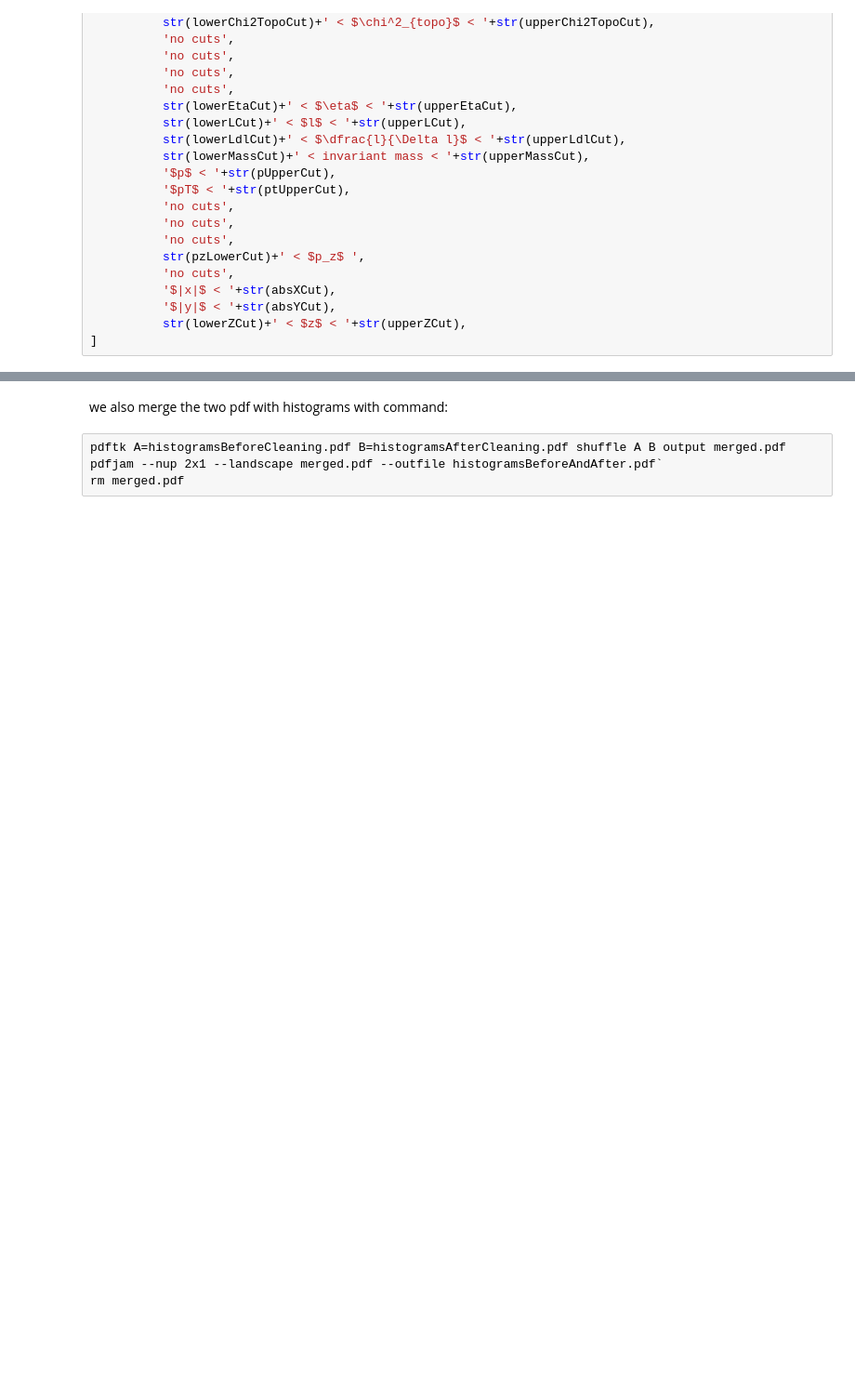
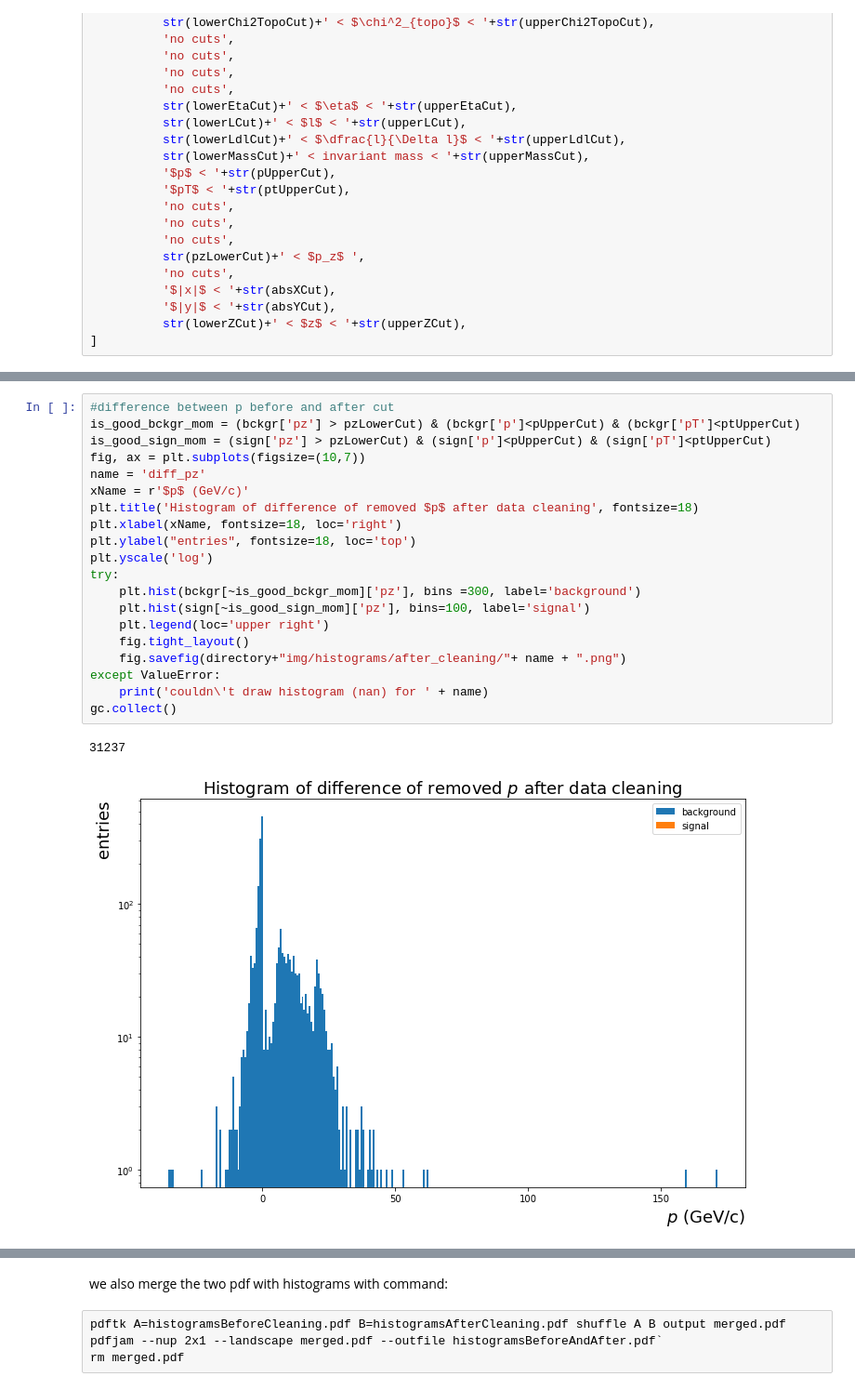
Before and after one commit to julnow/JupyterNotebooks, a Jupyter notebook: kaon_correlations_p1.ipynb, the cells around one changed output, grey strips where cells are left out. Shown at 93% size. Cells and saved outputs as stored; diff of their text form; blank space fills up the shorter version.

```diff
--- a/kaon_correlations_p1.ipynb
+++ b/kaon_correlations_p1.ipynb
@@ -383,0 +448,23 @@ gc.collect()
+# %%
+#difference between p before and after cut
+is_good_bckgr_mom = (bckgr['pz'] > pzLowerCut) & (bckgr['p']<pUpperCut) & (bckgr['pT']<ptUpperCut)
+is_good_sign_mom = (sign['pz'] > pzLowerCut) & (sign['p']<pUpperCut) & (sign['pT']<ptUpperCut)
+fig, ax = plt.subplots(figsize=(10,7))
+name = 'diff_pz'
+xName = r'$p$ (GeV/c)'
+plt.title('Histogram of difference of removed $p$ after data cleaning', fontsize=18)
+plt.xlabel(xName, fontsize=18, loc='right')
+plt.ylabel("entries", fontsize=18, loc='top')
+plt.yscale('log')
+try:
+    plt.hist(bckgr[~is_good_bckgr_mom]['pz'], bins =300, label='background')
+    plt.hist(sign[~is_good_sign_mom]['pz'], bins=100, label='signal')
+    plt.legend(loc='upper right')
+    fig.tight_layout()
+    fig.savefig(directory+"img/histograms/after_cleaning/"+ name + ".png")
+except ValueError:
+    print('couldn\'t draw histogram (nan) for ' + name)
+gc.collect()
+# %% [output]
+31237
+[figure, added]
```
Also changed, not shown: parts of 6 cells of this notebook, 7 other files.
